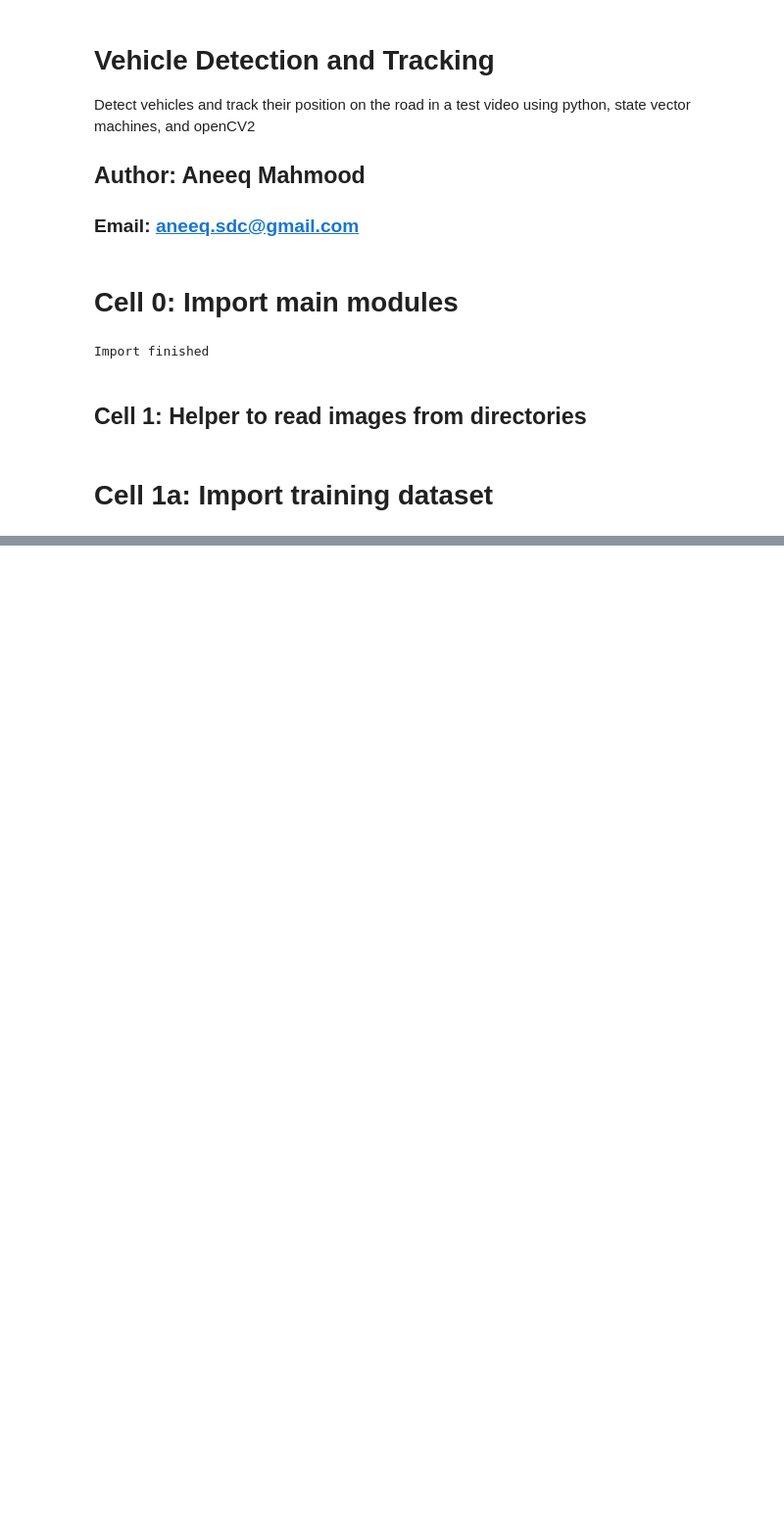
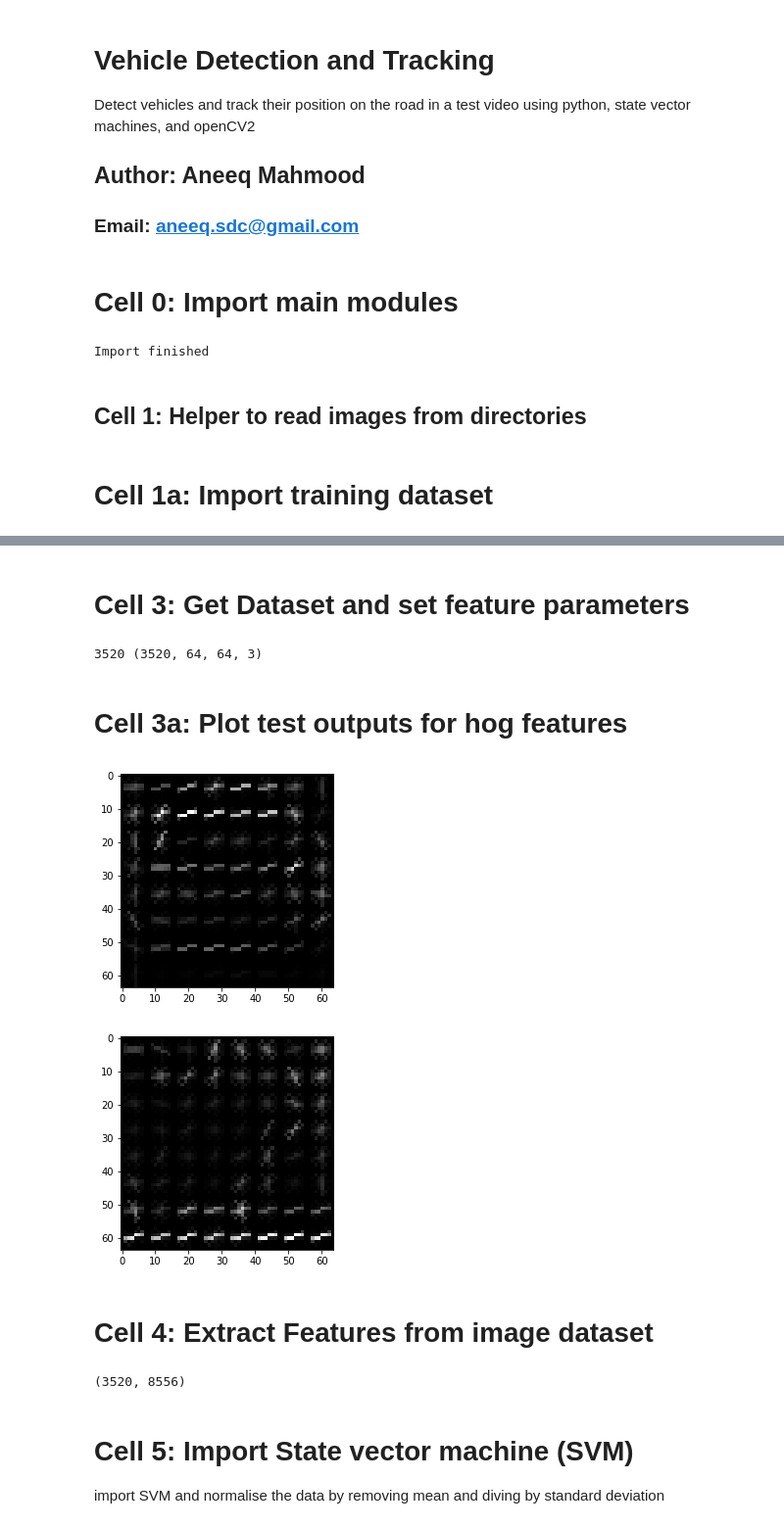
Before and after one commit to amahd/Vehicle-Detection-using-SVM-and-CV, a Jupyter notebook: project5.ipynb, the cells around one changed output, grey strips where cells are left out. Shown at 98% size. Saved outputs shown, nothing was run; the diff lists cells and outputs as text; code cells hidden in the pictures; blank space fills up the shorter version.

```diff
--- a/project5.ipynb
+++ b/project5.ipynb
@@ -345,13 +93,0 @@ hog_feat = True # HOG features on or off
-# %%
-features = single_img_features(car_images, color_space,
-                            spatial_size, hist_bins,
-                            orient, pix_per_cell,
-                            cell_per_block,
-                            hog_channel,
-                             spatial_feat, hist_feat, hog_feat)
-
-sh = np.shape(features)
-
-X = np.reshape(features,(sh[0],sh[2])).astype(np.float64)
-print(X.shape)
-del features
@@ -708,0 +288,66 @@ output_clip.write_videofile(file_output, audio=False)
+# %% [markdown]
+# Cell 3: Get Dataset and set feature parameters
+# %%
+# Combine car and non-car images in one array
+car_images = image_dict["vehicles"] + image_dict["non_vehicles"]
+# Get  labels for car_images as 1 and 0
+labels =    np.hstack((np.ones(len(image_dict["vehicles"])), np.zeros(len(image_dict["non_vehicles"]))))
+
+
+print(len(labels), np.shape(car_images))
+
+
+color_space = "YUV" # Can be RGB, HSV, LUV, HLS, YUV, YCrCb
+orient = 9  # HOG orientations
+pix_per_cell = 8 # HOG pixels per cell
+cell_per_block = 2 # HOG cells per block
+hog_channel = "ALL" # Can be 0, 1, 2, or "ALL"
+spatial_size = (32, 32) # Spatial binning dimensions
+hist_bins = 64    # Number of histogram bins
+spatial_feat = True # Spatial features on or off
+hist_feat = True # Histogram features on or off
+hog_feat = True # HOG features on or off
+# %% [output]
+3520 (3520, 64, 64, 3)
+# %% [markdown]
+# Cell 3a: Plot test outputs for hog features
+# %%
+_, hog_img_1 = get_hog_features(cv2.cvtColor(rand_car, cv2.COLOR_RGB2GRAY),
+                              orient, pix_per_cell, cell_per_block, vis=True, feature_vec=True)
+
+_, hog_img_2 = get_hog_features(cv2.cvtColor(rand_ncar, cv2.COLOR_RGB2GRAY),
+                              orient, pix_per_cell, cell_per_block, vis=True, feature_vec=True)
+
+
+plt.figure()
+plt.imshow(hog_img_1,cmap= "gray")
+plt.savefig("output_images/hogged_test_ncar.jpg")
+
+plt.figure()
+plt.imshow(hog_img_2, cmap= "gray")
+plt.savefig("output_images/hogged_test_ncar.jpg")
+plt.show()
+# %% [output]
+[figure, added]
+[figure, added]
+# %% [markdown]
+#  Cell 4: Extract Features from image dataset
+# %%
+# Get a feature array for all training images
+features = all_img_features(car_images, color_space,
+                            spatial_size, hist_bins,
+                            orient, pix_per_cell,
+                            cell_per_block,
+                            hog_channel,
+                             spatial_feat, hist_feat, hog_feat)
+
+sh = np.shape(features)
+
+X = np.reshape(features,(sh[0],sh[2])).astype(np.float64)
+print(X.shape)
+del features
+# %% [output]
+(3520, 8556)
+# %% [markdown]
+# Cell 5: Import State vector machine (SVM)
+import SVM and normalise the data by removing mean and diving by standard deviation
```
Also changed, not shown: parts of 46 cells of this notebook, 1 other file.
